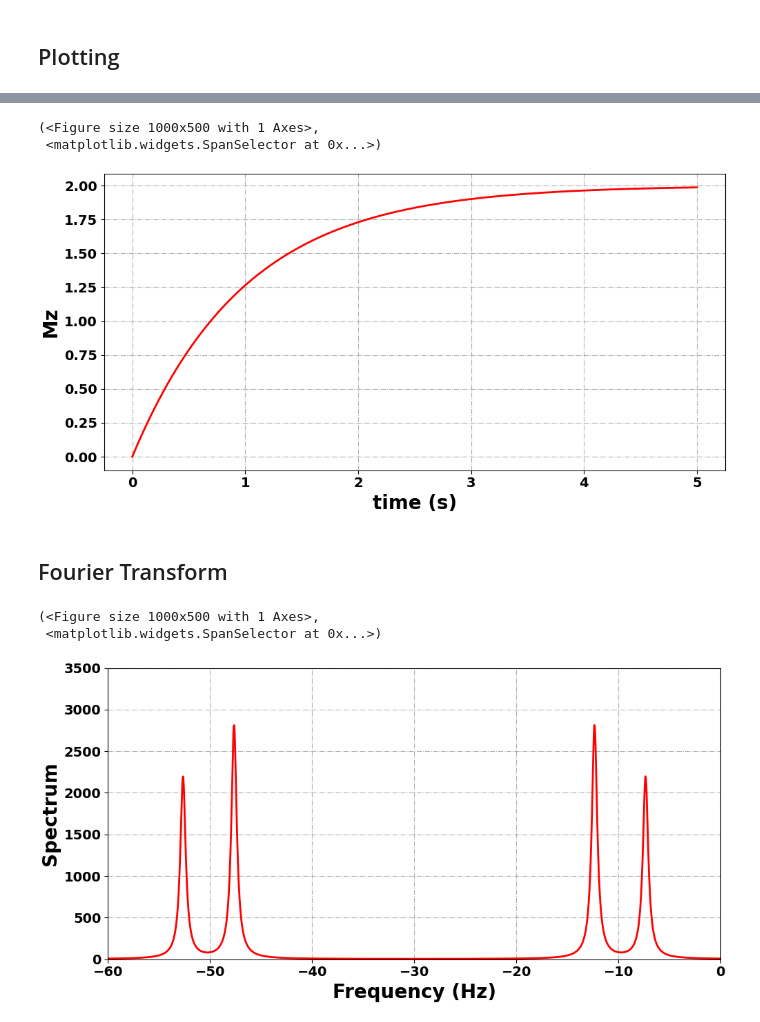
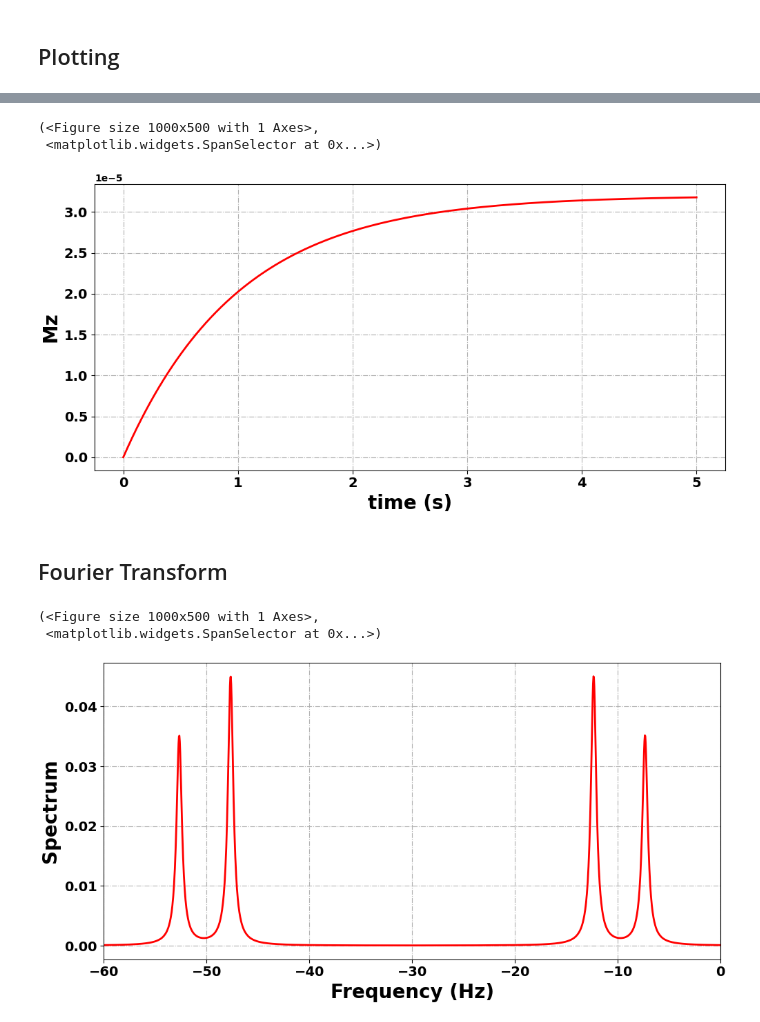
Before and after one commit to VThalakottoor/PyOR, a Jupyter notebook: Examples/Liquid_State_NMR_1D/1D_Pulse_Acquisition_PyORv2.ipynb, the cells around one changed output, grey strips where cells are left out. Cells and saved outputs as stored; diff of their text form; code cells hidden in the pictures.

```diff
--- a/Examples/Liquid_State_NMR_1D/1D_Pulse_Acquisition_PyORv2.ipynb
+++ b/Examples/Liquid_State_NMR_1D/1D_Pulse_Acquisition_PyORv2.ipynb
@@ -141,17 +141,17 @@ Basis_Zeeman, dic_Zeeman, coh_Zeeman, coh_Zeeman_array = QS.Basis.ProductOperato
 # %% [markdown]
 ## Initialize density matrix
 # %%
-Thermal_DensMatrix = False
+Thermal_DensMatrix = True
 
 if Thermal_DensMatrix:
     # High Temperature
     HT_approx = False
 
     # Initial Density Matrix
-    rho_in = QS.DensityMatrix.EqulibriumDensityMatrix(QS.Ispintemp,HT_approx)
+    rho_in = QS.DensityMatrix.EquilibriumDensityMatrix(QS.Ispintemp,HT_approx)
 
     # Equlibrium Density Matrix
-    rhoeq = QS.DensityMatrix.EqulibriumDensityMatrix(QS.Fspintemp,HT_approx)
+    rhoeq = QS.DensityMatrix.EquilibriumDensityMatrix(QS.Fspintemp,HT_approx)
 else:
     rho_in = QS.Az + QS.Bz
     rhoeq = QS.Az + QS.Bz
@@ -191,4 +191,3 @@ $\displaystyle \left[\begin{matrix}1.39089042344231 \cdot 10^{-16} & 0.5 & 0.5 &
 # %%
-rho = rho.Round(3)
 rho.matrix
 # %% [output]
@@ -232,16 +231,16 @@ QS.Plotting.Plotting_SpanSelector(t,Mz,"time (s)","Mz","red")
 # %% [output]
 (<Figure size 1000x500 with 1 Axes>,
  <matplotlib.widgets.SpanSelector at 0x...>)
-[figure, old version]
+[figure, new version]
 # %% [markdown]
 ## Fourier Transform
 # %%
 freq, spectrum = QS.Spro.FourierTransform(Mt,QS.AcqFS,5)
 # %%
 QS.Plotting.PlotXlimt= (-60,0)
-QS.Plotting.PlotYlimt= (0,3500)
+#QS.Plotting.PlotYlimt= (0,3500)
 QS.Plotting.Plotting_SpanSelector(freq,spectrum,"Frequency (Hz)","Spectrum","red")
 # %% [output]
 (<Figure size 1000x500 with 1 Axes>,
  <matplotlib.widgets.SpanSelector at 0x...>)
-[figure, old version]
+[figure, new version]
```
Also changed, not shown: parts of 14 cells of this notebook, 2 other files.
